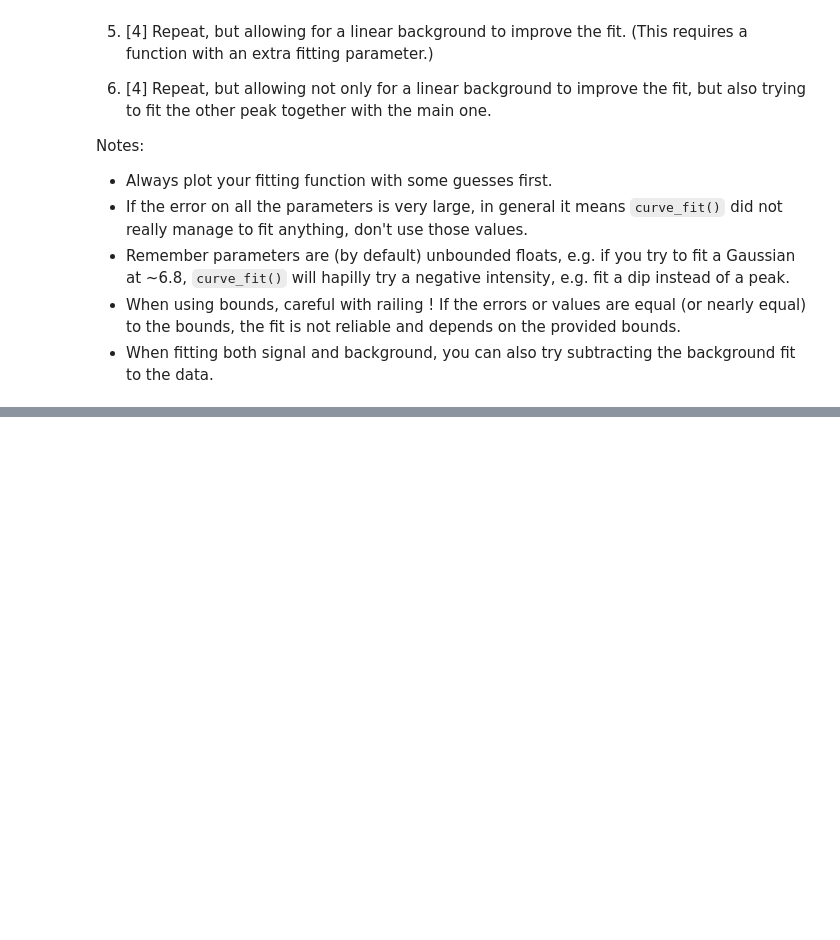
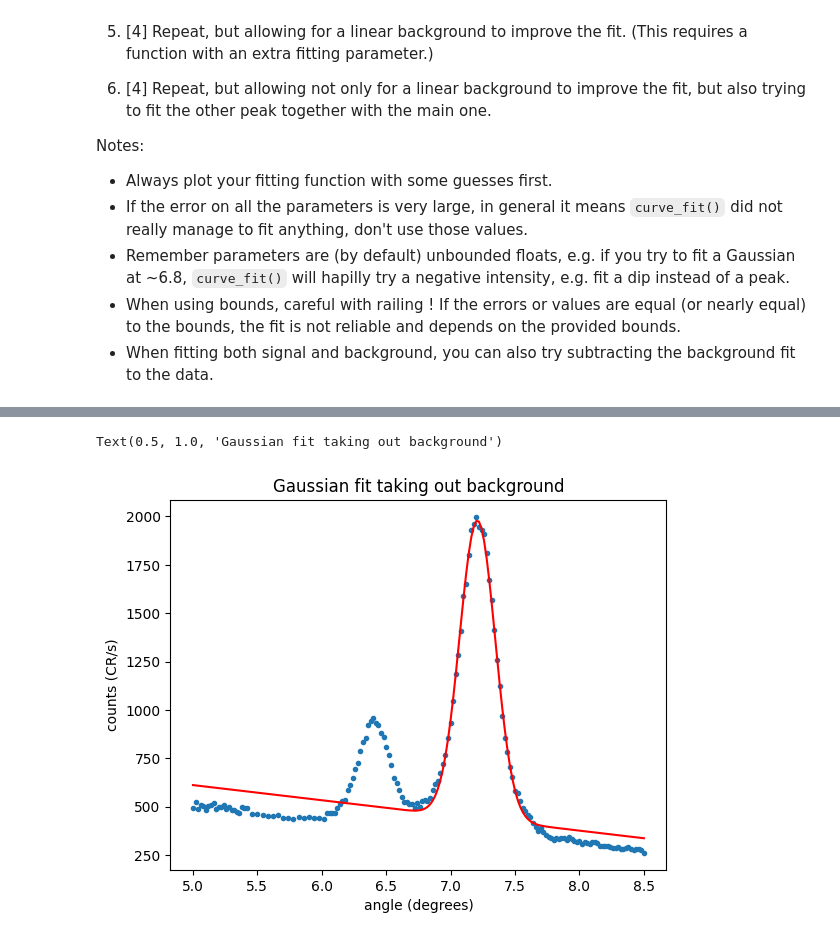
Before and after one commit to PX2145-2025/week-4-b-Anest-Cunliffe, a Jupyter notebook: Curvefit.ipynb, the cells around one changed output, grey strips where cells are left out. Drawn from its saved outputs; the diff is of its cells as text; code cells hidden in the pictures; blank space fills up the shorter version.

```diff
--- a/Curvefit.ipynb
+++ b/Curvefit.ipynb
@@ -307,0 +346,14 @@ TypeError: Gau() missing 2 required positional arguments: 'mu' and 'sigma'
+# %%
+def Gau3(x, intensity, mu, sigma, c, m):
+ return Gau2(x,intensity, mu, sigma, c) + m*x
+
+guess3= np.array([2000,7, 0.1, 1, 10])
+popt_gaussian, pcov_gaussian= curve_fit(Gau3, angles_selected, counts_selected, p0=guess3)
+plt.plot(angles_selected, counts_selected, '.', label=' selected data')
+plt.plot(angles_selected, Gau3(angles_selected, popt_gaussian[0], popt_gaussian[1], popt_gaussian[2], popt_gaussian[3], popt_gaussian[4]), 'r-', label=' selected data')
+plt.xlabel('angle (degrees)')
+plt.ylabel('counts (CR/s)')
+plt.title('Gaussian fit taking out background')
+# %% [output]
+Text(0.5, 1.0, 'Gaussian fit taking out background')
+[figure, added]
```
Also changed, not shown: parts of 7 cells of this notebook.
